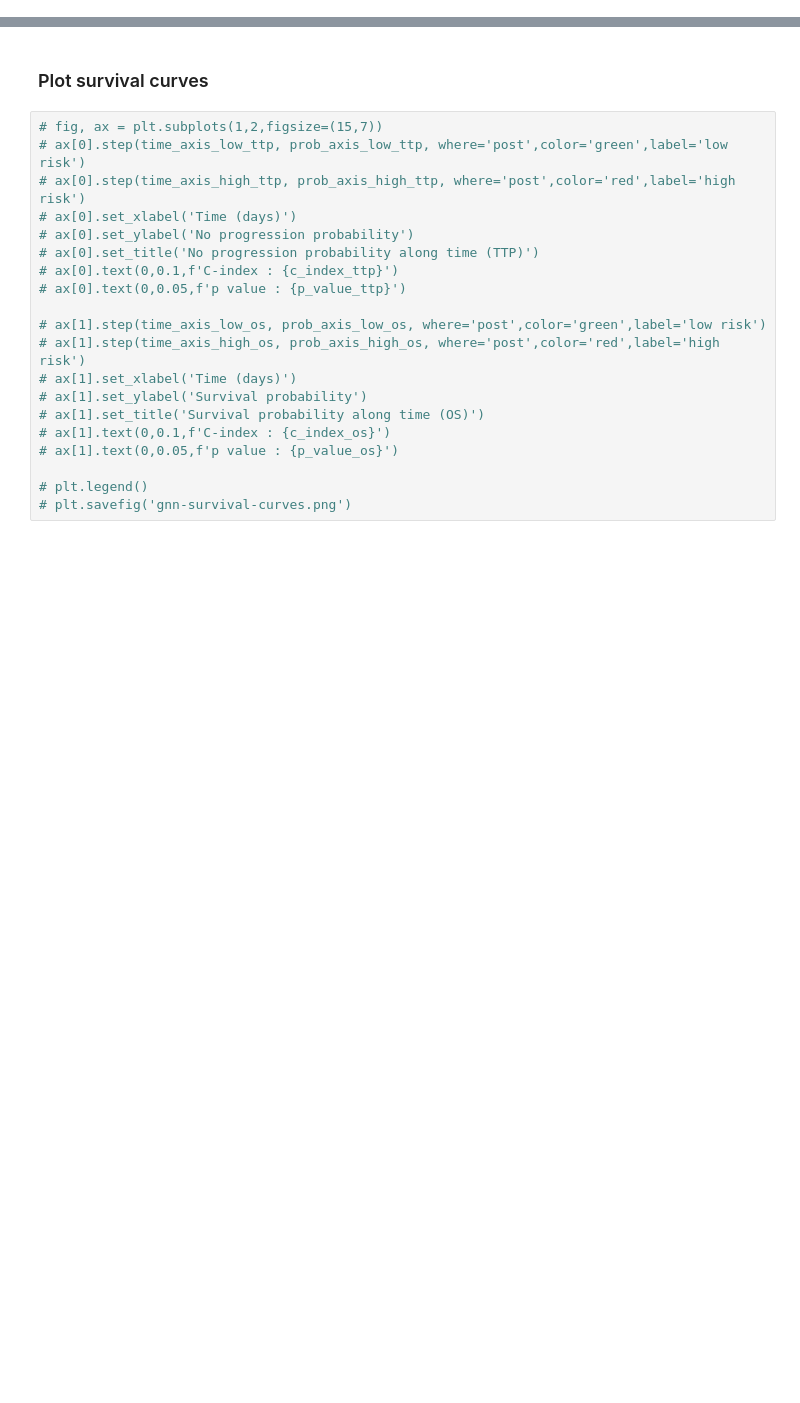
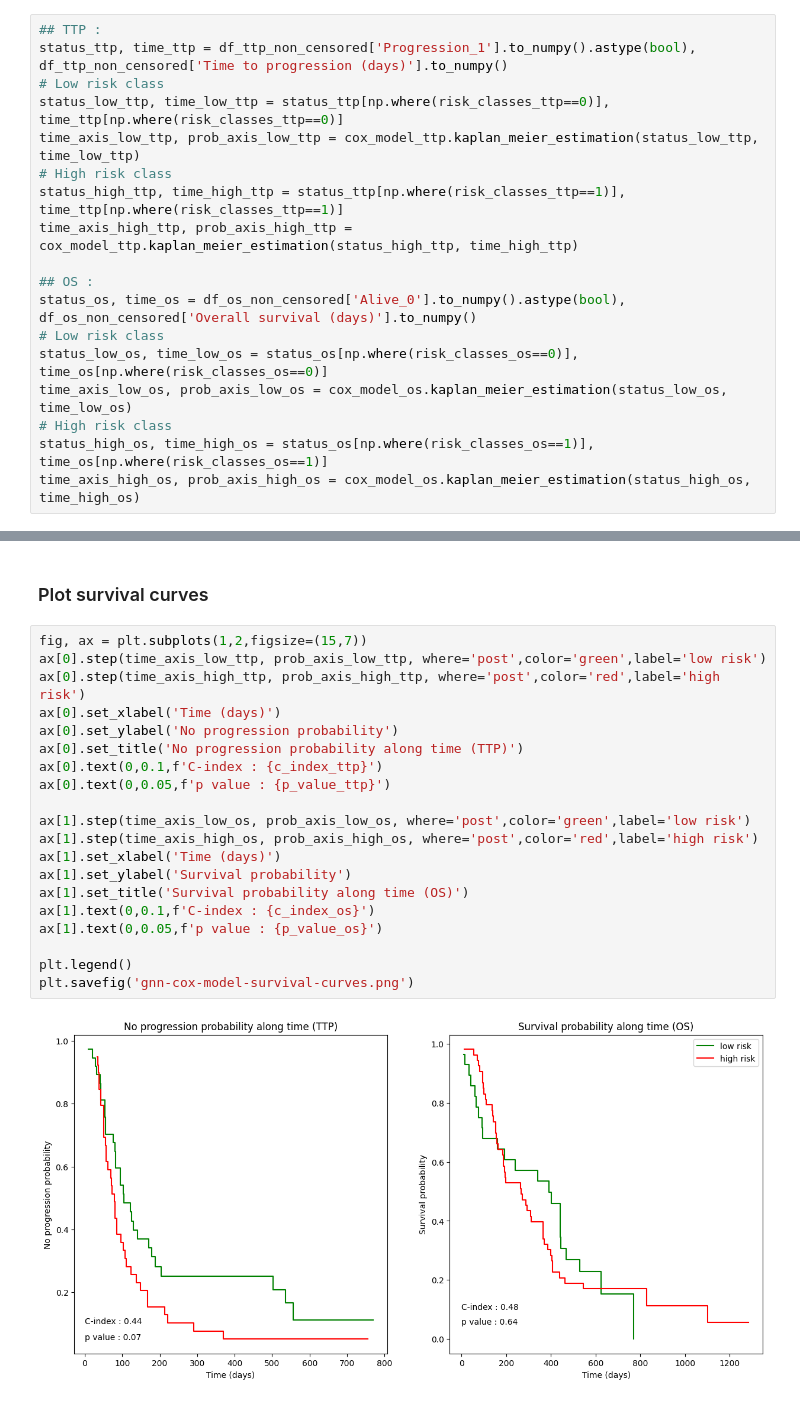
Before and after one commit to Arthur8754/mutational-signatures, a Jupyter notebook: gnn-cox.ipynb, the cells around one changed output, grey strips where cells are left out. Cells and saved outputs as stored; diff of their text form; blank space fills up the shorter version.

```diff
--- a/gnn-cox.ipynb
+++ b/gnn-cox.ipynb
@@ -537,0 +280,18 @@ In this context, the concordance index measures the proportion of patients compa
+# %%
+## TTP :
+status_ttp, time_ttp = df_ttp_non_censored['Progression_1'].to_numpy().astype(bool), df_ttp_non_censored['Time to progression (days)'].to_numpy()
+# Low risk class
+status_low_ttp, time_low_ttp = status_ttp[np.where(risk_classes_ttp==0)], time_ttp[np.where(risk_classes_ttp==0)]
+time_axis_low_ttp, prob_axis_low_ttp = cox_model_ttp.kaplan_meier_estimation(status_low_ttp, time_low_ttp)
+# High risk class
+status_high_ttp, time_high_ttp = status_ttp[np.where(risk_classes_ttp==1)], time_ttp[np.where(risk_classes_ttp==1)]
+time_axis_high_ttp, prob_axis_high_ttp = cox_model_ttp.kaplan_meier_estimation(status_high_ttp, time_high_ttp)
+
+## OS :
+status_os, time_os = df_os_non_censored['Alive_0'].to_numpy().astype(bool), df_os_non_censored['Overall survival (days)'].to_numpy()
+# Low risk class
+status_low_os, time_low_os = status_os[np.where(risk_classes_os==0)], time_os[np.where(risk_classes_os==0)]
+time_axis_low_os, prob_axis_low_os = cox_model_os.kaplan_meier_estimation(status_low_os, time_low_os)
+# High risk class
+status_high_os, time_high_os = status_os[np.where(risk_classes_os==1)], time_os[np.where(risk_classes_os==1)]
+time_axis_high_os, prob_axis_high_os = cox_model_os.kaplan_meier_estimation(status_high_os, time_high_os)
@@ -549,22 +326,24 @@ The log rank test compares 2 survival curves. If the p value is low (under 5%),
 # %% [markdown]
 ### Plot survival curves
 # %%
-# fig, ax = plt.subplots(1,2,figsize=(15,7))
-# ax[0].step(time_axis_low_ttp, prob_axis_low_ttp, where='post',color='green',label='low risk')
-# ax[0].step(time_axis_high_ttp, prob_axis_high_ttp, where='post',color='red',label='high risk')
-# ax[0].set_xlabel('Time (days)')
-# ax[0].set_ylabel('No progression probability')
-# ax[0].set_title('No progression probability along time (TTP)')
-# ax[0].text(0,0.1,f'C-index : {c_index_ttp}')
-# ax[0].text(0,0.05,f'p value : {p_value_ttp}')
+fig, ax = plt.subplots(1,2,figsize=(15,7))
+ax[0].step(time_axis_low_ttp, prob_axis_low_ttp, where='post',color='green',label='low risk')
+ax[0].step(time_axis_high_ttp, prob_axis_high_ttp, where='post',color='red',label='high risk')
+ax[0].set_xlabel('Time (days)')
+ax[0].set_ylabel('No progression probability')
+ax[0].set_title('No progression probability along time (TTP)')
+ax[0].text(0,0.1,f'C-index : {c_index_ttp}')
+ax[0].text(0,0.05,f'p value : {p_value_ttp}')
 
-# ax[1].step(time_axis_low_os, prob_axis_low_os, where='post',color='green',label='low risk')
-# ax[1].step(time_axis_high_os, prob_axis_high_os, where='post',color='red',label='high risk')
-# ax[1].set_xlabel('Time (days)')
-# ax[1].set_ylabel('Survival probability')
-# ax[1].set_title('Survival probability along time (OS)')
-# ax[1].text(0,0.1,f'C-index : {c_index_os}')
-# ax[1].text(0,0.05,f'p value : {p_value_os}')
+ax[1].step(time_axis_low_os, prob_axis_low_os, where='post',color='green',label='low risk')
+ax[1].step(time_axis_high_os, prob_axis_high_os, where='post',color='red',label='high risk')
+ax[1].set_xlabel('Time (days)')
+ax[1].set_ylabel('Survival probability')
+ax[1].set_title('Survival probability along time (OS)')
+ax[1].text(0,0.1,f'C-index : {c_index_os}')
+ax[1].text(0,0.05,f'p value : {p_value_os}')
 
-# plt.legend()
-# plt.savefig('gnn-survival-curves.png')
+plt.legend()
+plt.savefig('gnn-cox-model-survival-curves.png')
+# %% [output]
+[figure, added]
```
Also changed, not shown: parts of 73 cells of this notebook, 1 other file.
